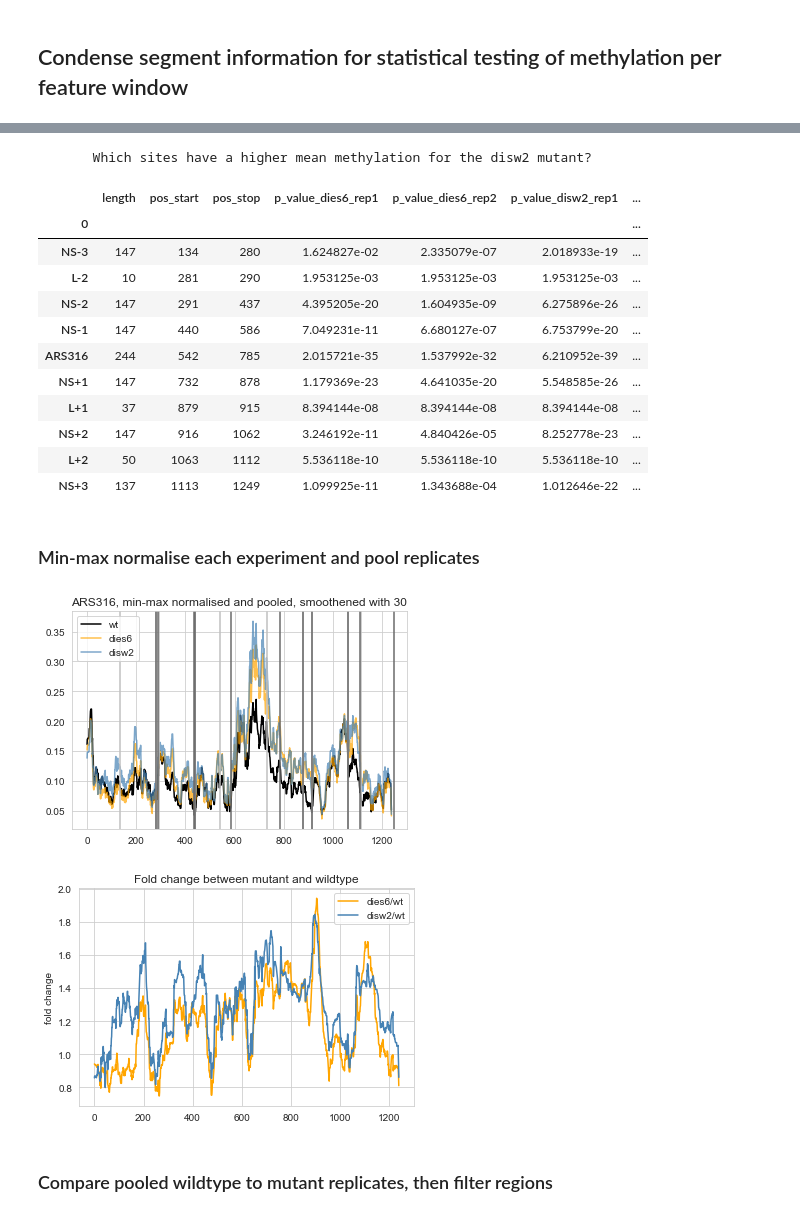
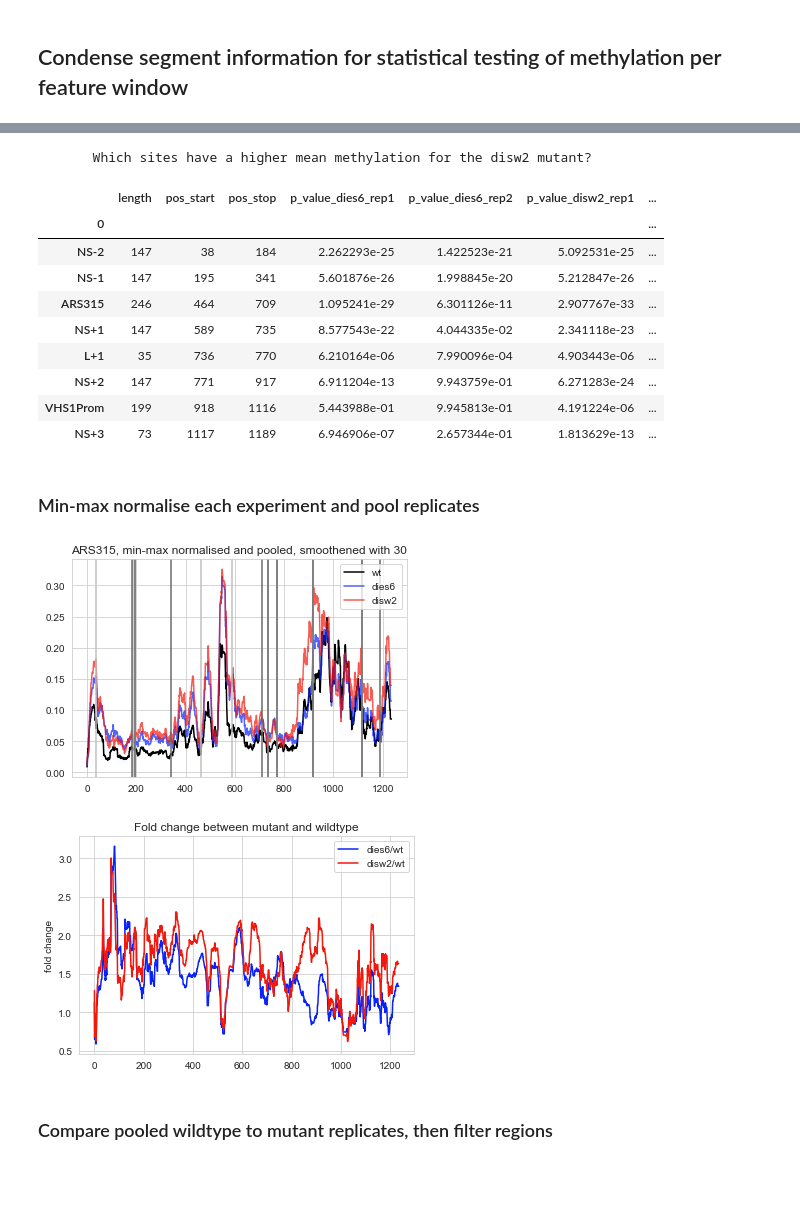
Before and after one commit to KarolineHoller/nanopore_methylation, a Jupyter notebook: methylation_analysis_20220502_ARS315.ipynb, the cells around one changed output, grey strips where cells are left out. Drawn from its saved outputs; the diff is of its cells as text; code cells hidden in the pictures; blank space fills up the shorter version.

Commit message:
corrected input files for ARS315, added export of tables for plotting externally

```diff
--- a/methylation_analysis_20220502_ARS315.ipynb
+++ b/methylation_analysis_20220502_ARS315.ipynb
@@ -33,7 +19,14 @@ wt_mat_Megalodon_repIII_ARS315_starting_LexA.txt
 wt_rep3 = np.loadtxt(load_dir + "/wt_mat_Megalodon_repIII_ARS315_starting_LexA.txt")
 
 #replicate 2
-wt_rep2 = np.loadtxt(load_dir + "/mat_Megalodon_repII_ARS315_starting_LexA.txt")
+
+#rep2_raw = np.genfromtxt("ARS315/mat_Megalodon_repII_ARS315_starting_LexA.txt", delimiter = "\t")
+#rep2_raw.shape #1236, 1238
+#np.where(np.isnan(wt_rep2[:, 1])) #smallest value is 697
+#select the first 697 rows and save as a separate file
+#np.savetxt("ARS315/mat_Megalodon_repII_ARS315_cleaned.txt", rep2_raw[:697,:1236])
+
+wt_rep2 = np.loadtxt(load_dir + "/mat_Megalodon_repII_ARS315_cleaned.txt")
 
 #feature annotation
 anno = pd.read_csv(load_dir + "/Features from ARS315_starting_LexA  (31 .. 1277).txt", sep  = "\t",
@@ -211,7 +200,7 @@ for border in anno.loc[:, "pos_stop"]:
 # %% [markdown]
 ## Load data for mutant dies6
 # %%
-dies6_rep1 = np.loadtxt(load_dir + "/DIES6_ALL_REP1_ARS316_end_LexA.txt")
+dies6_rep1 = np.loadtxt(load_dir + "/DIES6_ALL_REP1_ARS315_starting_LexA.txt")
 print(dies6_rep1.shape)
 
 sns.heatmap(dies6_rep1, cmap = "viridis")
@@ -221,7 +210,7 @@ plt.xlim(0, dies6_rep1.shape[1])
 plt.title(load_dir + ", dies6 rep1")
 plt.show()
 
-dies6_rep2 = np.genfromtxt(load_dir + "/DIES6_ARS316_REP2_301READS.csv", dtype = int, delimiter = ",")
+dies6_rep2 = np.genfromtxt(load_dir + "/DIES6_ARS315_REP2_780READS.csv", dtype = int, delimiter = ",")
 print(dies6_rep2.shape)
 
 sns.heatmap(dies6_rep2, cmap = "viridis")
@@ -302,5 +272,5 @@ wt_mat_Megalodon_repIII_ARS316_end_LexA_301READS.txt
 # %%
-disw2_rep1 = np.genfromtxt(load_dir + "/ARS316_disw2_rep1_780READS_noNA.csv", dtype = int,
+disw2_rep1 = np.genfromtxt(load_dir + "/ARS315_disw2_rep1_780READS_noNA.csv", dtype = int,
                                  delimiter = ",")
 print(disw2_rep1.shape)
 
@@ -311,7 +281,7 @@ plt.xlim(0, disw2_rep1.shape[1])
 plt.title(load_dir + ", disw2 rep1")
 plt.show()
 
-disw2_rep2 = np.genfromtxt(load_dir + "/ARS316_disw2_rep2_780READS_noNA.csv", dtype = int, delimiter = ",")
+disw2_rep2 = np.genfromtxt(load_dir + "/ARS315_disw2_rep2_780READS_noNA.csv", dtype = int, delimiter = ",")
 disw2_rep2.shape
 
 sns.heatmap(disw2_rep2, cmap = "viridis")
@@ -537,16 +494,14 @@ test_higher.loc[(test_higher["p_value_disw2_rep1"] < pvalue) &
        Which sites have a higher mean methylation for the disw2 mutant?
 |  | length | pos_start | pos_stop | p_value_dies6_rep1 | p_value_dies6_rep2 | p_value_disw2_rep1 | ... |
 | 0 |  |  |  |  |  |  | ... |
-| NS-3 | 147 | 134 | 280 | 1.624827e-02 | 2.335079e-07 | 2.018933e-19 | ... |
-| L-2 | 10 | 281 | 290 | 1.953125e-03 | 1.953125e-03 | 1.953125e-03 | ... |
-| NS-2 | 147 | 291 | 437 | 4.395205e-20 | 1.604935e-09 | 6.275896e-26 | ... |
-| NS-1 | 147 | 440 | 586 | 7.049231e-11 | 6.680127e-07 | 6.753799e-20 | ... |
-| ARS316 | 244 | 542 | 785 | 2.015721e-35 | 1.537992e-32 | 6.210952e-39 | ... |
-| NS+1 | 147 | 732 | 878 | 1.179369e-23 | 4.641035e-20 | 5.548585e-26 | ... |
-| L+1 | 37 | 879 | 915 | 8.394144e-08 | 8.394144e-08 | 8.394144e-08 | ... |
-| NS+2 | 147 | 916 | 1062 | 3.246192e-11 | 4.840426e-05 | 8.252778e-23 | ... |
-| L+2 | 50 | 1063 | 1112 | 5.536118e-10 | 5.536118e-10 | 5.536118e-10 | ... |
-| NS+3 | 137 | 1113 | 1249 | 1.099925e-11 | 1.343688e-04 | 1.012646e-22 | ... |
+| NS-2 | 147 | 38 | 184 | 2.262293e-25 | 1.422523e-21 | 5.092531e-25 | ... |
+| NS-1 | 147 | 195 | 341 | 5.601876e-26 | 1.998845e-20 | 5.212847e-26 | ... |
+| ARS315 | 246 | 464 | 709 | 1.095241e-29 | 6.301126e-11 | 2.907767e-33 | ... |
+| NS+1 | 147 | 589 | 735 | 8.577543e-22 | 4.044335e-02 | 2.341118e-23 | ... |
+| L+1 | 35 | 736 | 770 | 6.210164e-06 | 7.990096e-04 | 4.903443e-06 | ... |
+| NS+2 | 147 | 771 | 917 | 6.911204e-13 | 9.943759e-01 | 6.271283e-24 | ... |
+| VHS1Prom | 199 | 918 | 1116 | 5.443988e-01 | 9.945813e-01 | 4.191224e-06 | ... |
+| NS+3 | 73 | 1117 | 1189 | 6.946906e-07 | 2.657344e-01 | 1.813629e-13 | ... |
 # %% [markdown]
 ### Min-max normalise each experiment and pool replicates
 # %%
@@ -569,39 +524,41 @@ pooled_disw2 = np.concatenate((disw2_rep1_minmax.reshape(1, -1), disw2_rep2_minm
 # %%
 N=30
 
 sns.lineplot(x = range(wt_rep3_minmax.shape[0]),
              y = np.convolve(pooled_wt, np.ones(N)/N, mode="same"), #wt_min_max
              color = "black",
             label = "wt")
 sns.lineplot(x = range(wt_rep3_minmax.shape[0]),
              y = np.convolve(pooled_dies6, np.ones(N)/N, mode="same"), #dies6_min_max
-             color = "orange", alpha = 0.7,
+             color = "#0a22fa", alpha = 0.7,
             label = "dies6")
 sns.lineplot(x = range(wt_rep3_minmax.shape[0]),
             y = np.convolve(pooled_disw2, np.ones(N)/N, mode = "same"), #disw2_min_max
-            color = "steelblue", alpha = 0.7,
+            color = "#f2180c", alpha = 0.7,
             label = "disw2")
 plt.title(load_dir +  ", min-max normalised and pooled, smoothened with " + str(N)) #pooled and min-max normalised
 for border in anno.loc[:, "pos_start"]:
     plt.axvline(border, color = "silver")
 for border in anno.loc[:, "pos_stop"]:
     plt.axvline(border, color = "dimgray")
+plt.savefig("ARS315/plots/ARS315_average_methylation.png", dpi = 300)
 plt.show()
 
 sns.lineplot(x = range(wt_rep3_minmax.shape[0]),
              y = np.convolve(pooled_dies6, np.ones(N)/N, mode="same")/np.convolve(pooled_wt, np.ones(N)/N, mode="same"),
-            color = "orange",
+            color = "#0a22fa",
              label = "dies6/wt")
 sns.lineplot(x = range(wt_rep3_minmax.shape[0]),
              y = np.convolve(pooled_disw2, np.ones(N)/N, mode="same")/np.convolve(pooled_wt, np.ones(N)/N, mode="same"),
-            color = "steelblue",
+            color = "#f2180c",
              label = "disw2/wt")
 plt.ylabel("fold change")
 plt.title("Fold change between mutant and wildtype")
+plt.savefig("ARS315/plots/ARS315_fold_changes.png", dpi = 300)
 plt.show()
 # %% [output]
-[figure, old version]
+[figure, new version]
-[figure, old version]
+[figure, new version]
 # %% [markdown]
 ### Compare pooled wildtype to mutant replicates, then filter regions
 # %%
```
Also changed, not shown: parts of 26 cells of this notebook.
